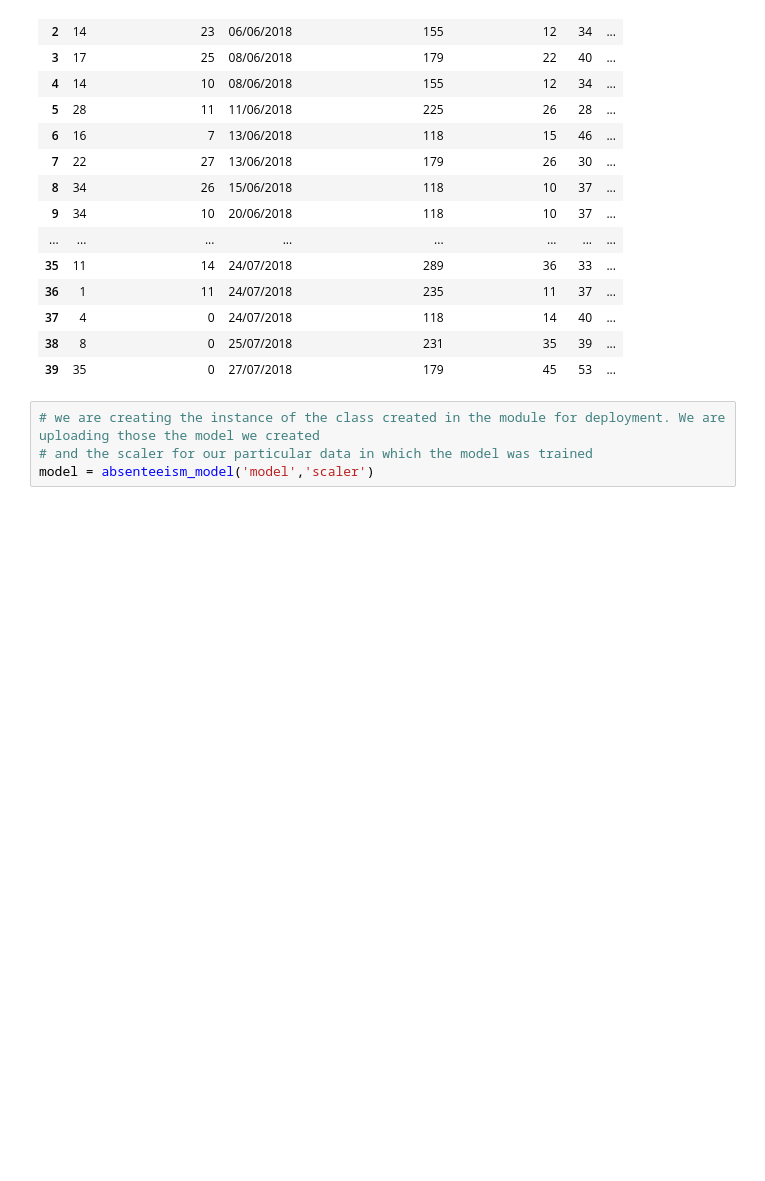
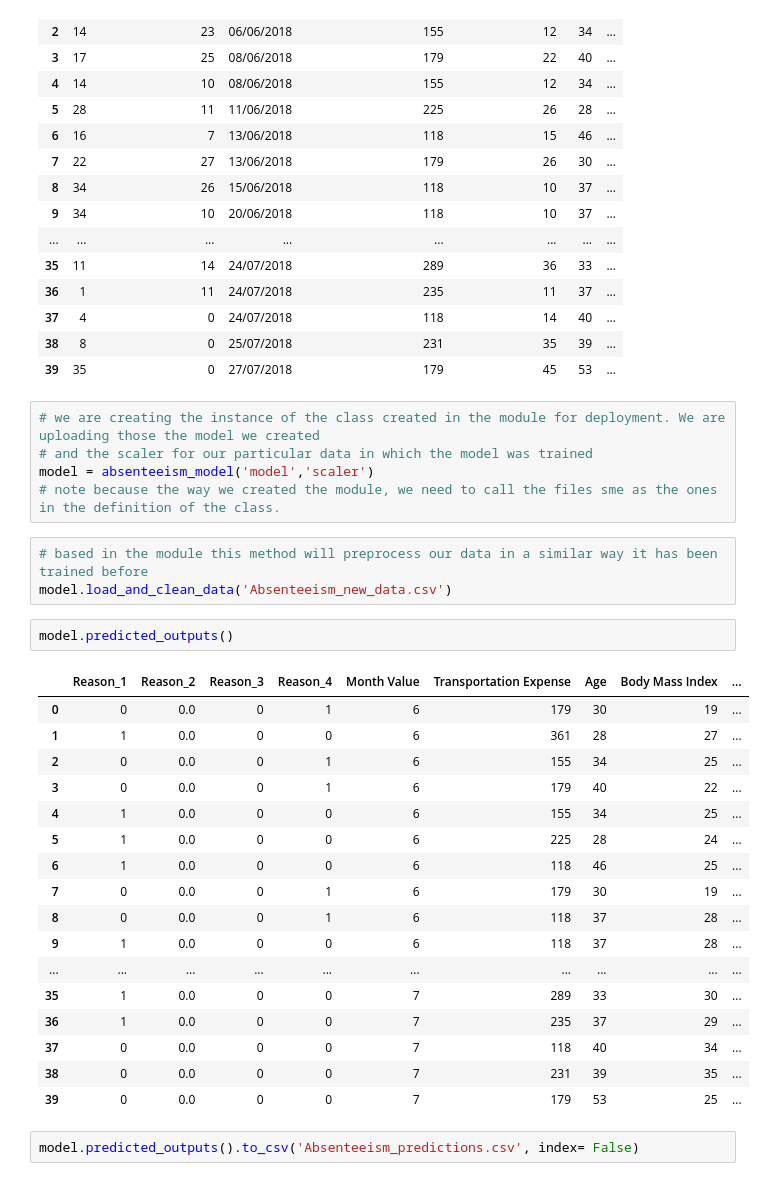
Before and after one commit to luisantoniococa/Absenteeism_ML_Analysis, a Jupyter notebook: Project Work/Model_deployment.ipynb, the cells around one changed output. Cells and saved outputs as stored; diff of their text form; blank space fills up the shorter version.

```diff
--- a/Project Work/Model_deployment.ipynb
+++ b/Project Work/Model_deployment.ipynb
@@ -26,3 +26,29 @@ pd.read_csv('Absenteeism_new_data.csv')
 # we are creating the instance of the class created in the module for deployment. We are uploading those the model we created
 # and the scaler for our particular data in which the model was trained
 model = absenteeism_model('model','scaler')
+# note because the way we created the module, we need to call the files sme as the ones in the definition of the class.
+# %%
+# based in the module this method will preprocess our data in a similar way it has been trained before
+model.load_and_clean_data('Absenteeism_new_data.csv')
+# %%
+model.predicted_outputs()
+# %% [output]
+|  | Reason_1 | Reason_2 | Reason_3 | Reason_4 | Month Value | Transportation Expense | Age | Body Mass Index | ... |
+| 0 | 0 | 0.0 | 0 | 1 | 6 | 179 | 30 | 19 | ... |
+| 1 | 1 | 0.0 | 0 | 0 | 6 | 361 | 28 | 27 | ... |
+| 2 | 0 | 0.0 | 0 | 1 | 6 | 155 | 34 | 25 | ... |
+| 3 | 0 | 0.0 | 0 | 1 | 6 | 179 | 40 | 22 | ... |
+| 4 | 1 | 0.0 | 0 | 0 | 6 | 155 | 34 | 25 | ... |
+| 5 | 1 | 0.0 | 0 | 0 | 6 | 225 | 28 | 24 | ... |
+| 6 | 1 | 0.0 | 0 | 0 | 6 | 118 | 46 | 25 | ... |
+| 7 | 0 | 0.0 | 0 | 1 | 6 | 179 | 30 | 19 | ... |
+| 8 | 0 | 0.0 | 0 | 1 | 6 | 118 | 37 | 28 | ... |
+| 9 | 1 | 0.0 | 0 | 0 | 6 | 118 | 37 | 28 | ... |
+| ... | ... | ... | ... | ... | ... | ... | ... | ... | ... |
+| 35 | 1 | 0.0 | 0 | 0 | 7 | 289 | 33 | 30 | ... |
+| 36 | 1 | 0.0 | 0 | 0 | 7 | 235 | 37 | 29 | ... |
+| 37 | 0 | 0.0 | 0 | 0 | 7 | 118 | 40 | 34 | ... |
+| 38 | 0 | 0.0 | 0 | 0 | 7 | 231 | 39 | 35 | ... |
+| 39 | 0 | 0.0 | 0 | 0 | 7 | 179 | 53 | 25 | ... |
+# %%
+model.predicted_outputs().to_csv('Absenteeism_predictions.csv', index= False)
```
Also changed, not shown: parts of 1 cell of this notebook, 6 other files.
